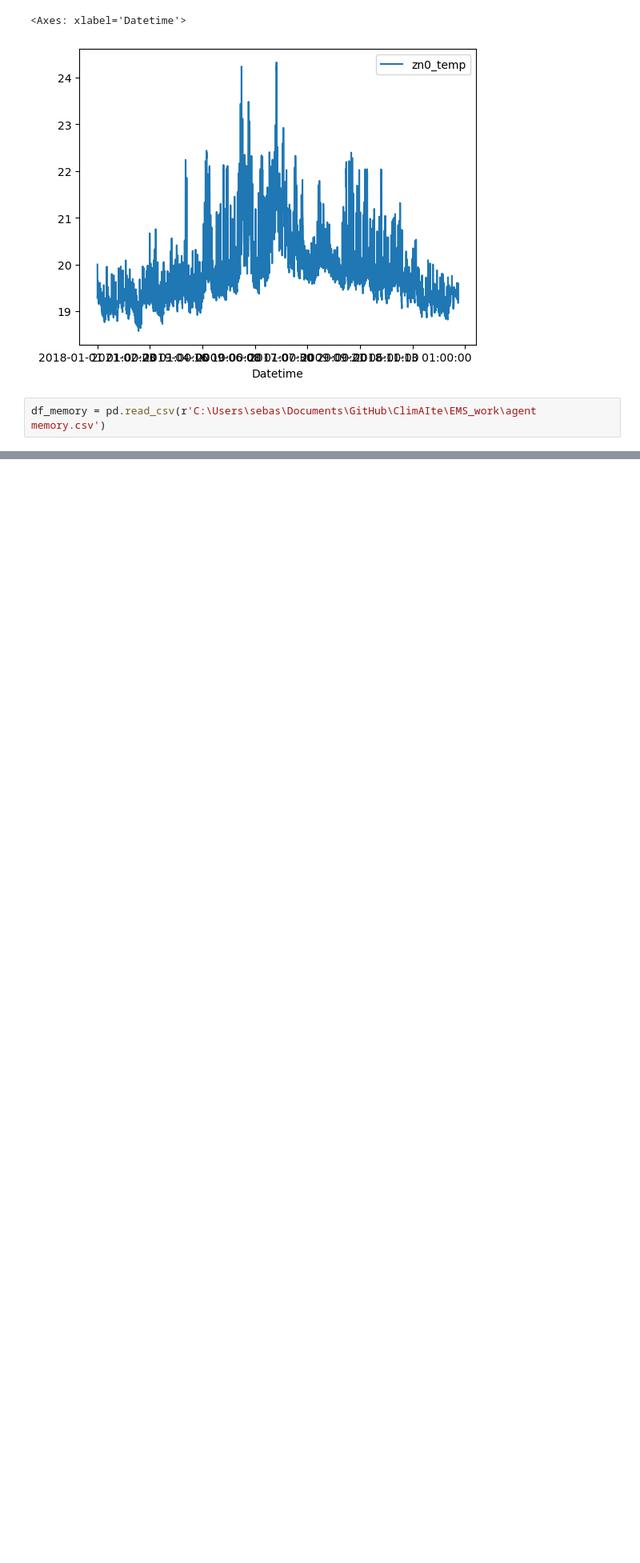
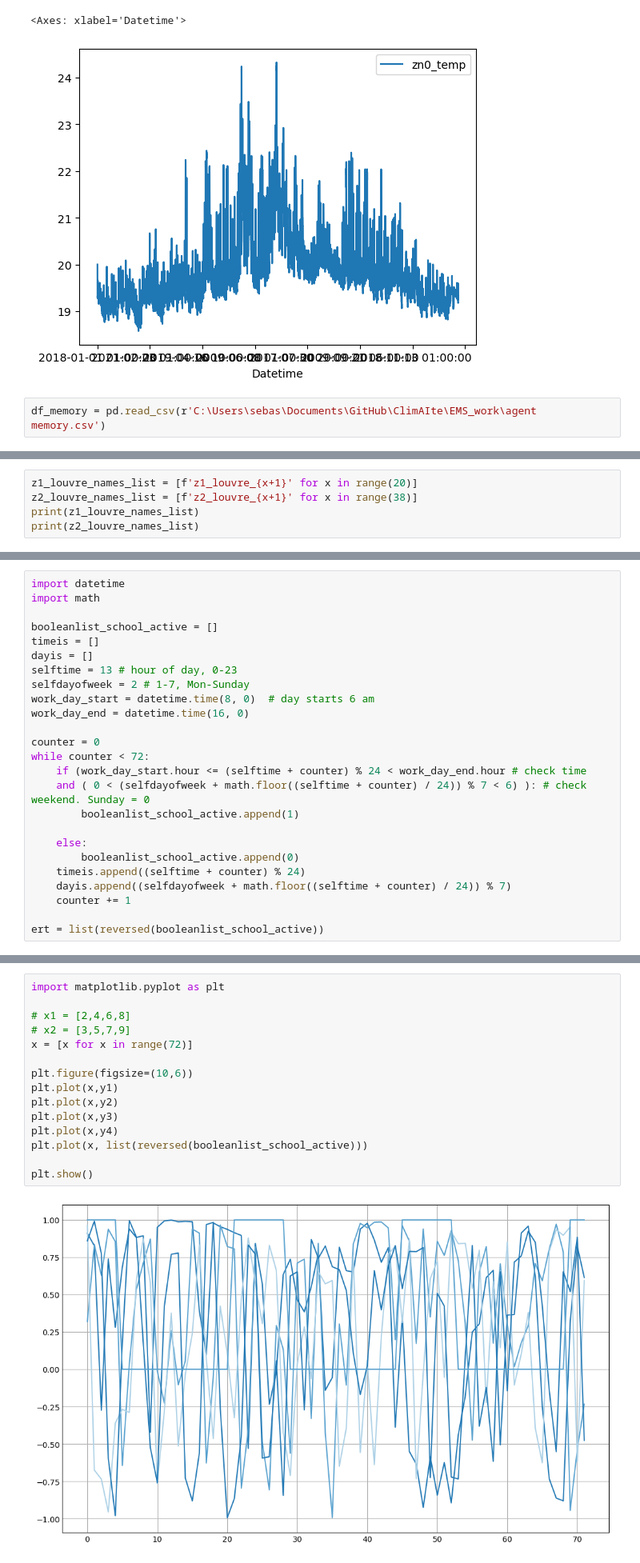
Before and after one commit to Lundkjaer/ClimAIte, a Jupyter notebook: test.ipynb, the cells around one changed output, grey strips where cells are left out. Shown at 80% size. Drawn from its saved outputs; the diff is of its cells as text; blank space fills up the shorter version.

```diff
--- a/test.ipynb
+++ b/test.ipynb
@@ -85,0 +88,5 @@ df_memory.head()
+# %%
+z1_louvre_names_list = [f'z1_louvre_{x+1}' for x in range(20)]
+z2_louvre_names_list = [f'z2_louvre_{x+1}' for x in range(38)]
+print(z1_louvre_names_list)
+print(z2_louvre_names_list)
@@ -85,0 +148,25 @@ df_memory.head()
+# %%
+import datetime
+import math
+
+booleanlist_school_active = []
+timeis = []
+dayis = []
+selftime = 13 # hour of day, 0-23
+selfdayofweek = 2 # 1-7, Mon-Sunday
+work_day_start = datetime.time(8, 0)  # day starts 6 am
+work_day_end = datetime.time(16, 0)
+
+counter = 0
+while counter < 72:
+    if (work_day_start.hour <= (selftime + counter) % 24 < work_day_end.hour # check time
+    and ( 0 < (selfdayofweek + math.floor((selftime + counter) / 24)) % 7 < 6) ): # check weekend. Sunday = 0
+        booleanlist_school_active.append(1)
+
+    else:
+        booleanlist_school_active.append(0)
+    timeis.append((selftime + counter) % 24)
+    dayis.append((selfdayofweek + math.floor((selftime + counter) / 24)) % 7)
+    counter += 1
+
+ert = list(reversed(booleanlist_school_active))
@@ -85,0 +301,17 @@ df_memory.head()
+# %%
+import matplotlib.pyplot as plt
+
+# x1 = [2,4,6,8]
+# x2 = [3,5,7,9]
+x = [x for x in range(72)]
+
+plt.figure(figsize=(10,6))
+plt.plot(x,y1)
+plt.plot(x,y2)
+plt.plot(x,y3)
+plt.plot(x,y4)
+plt.plot(x, list(reversed(booleanlist_school_active)))
+
+plt.show()
+# %% [output]
+[figure, added]
```
Also changed, not shown: parts of 14 cells of this notebook, 3 other files.
